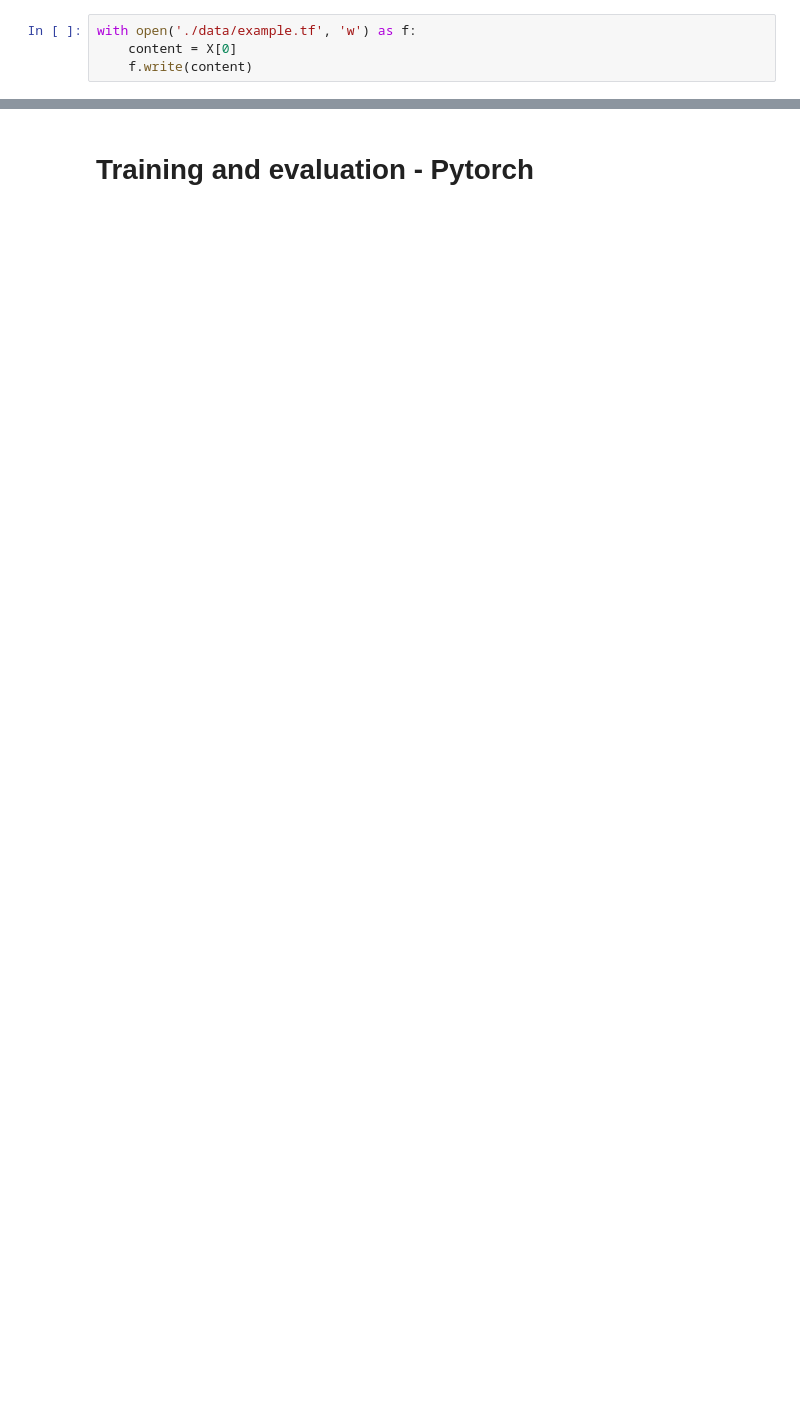
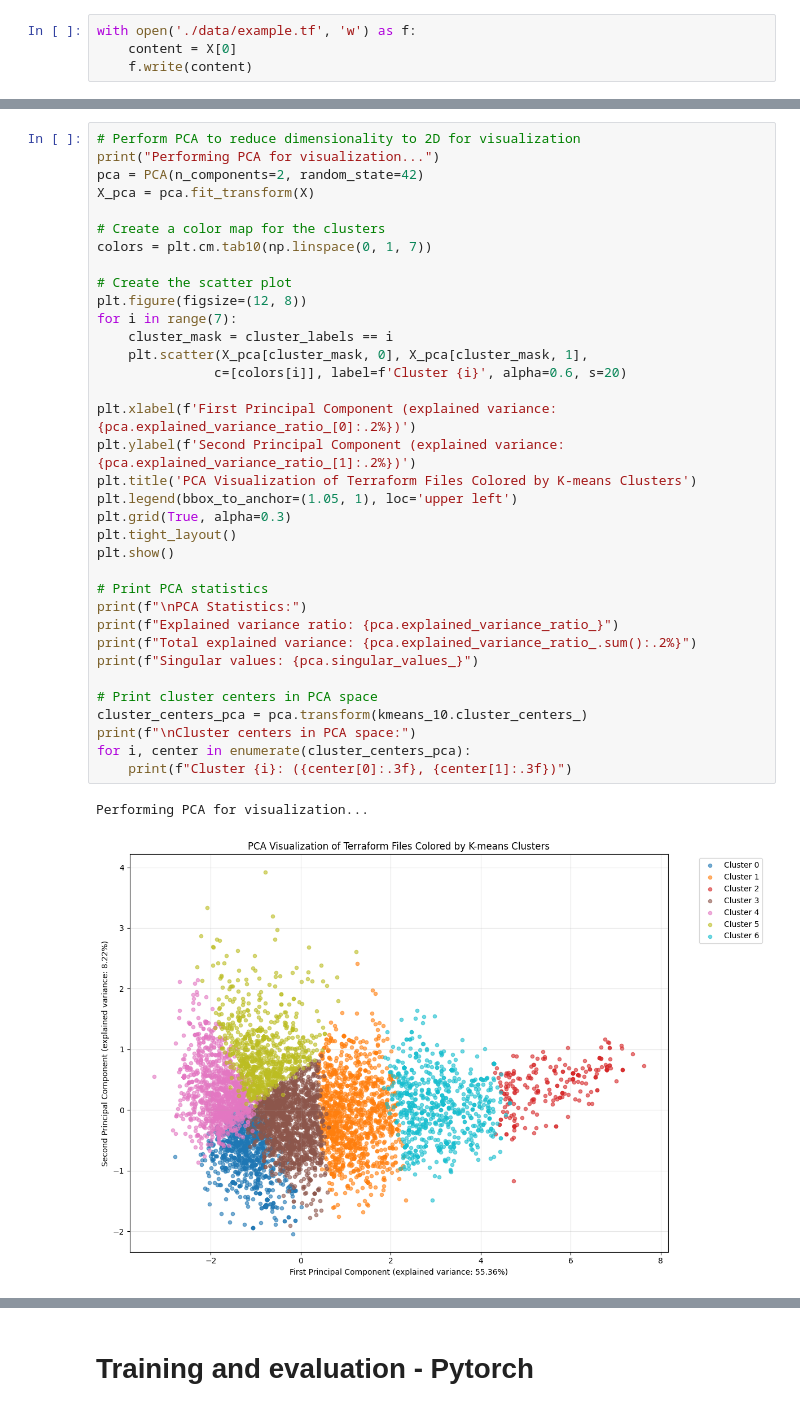
Before and after one commit to Adirser/misconfig_detection, a Jupyter notebook: data_analysis.ipynb, the cells around one changed output, grey strips where cells are left out. Drawn from its saved outputs; the diff is of its cells as text; blank space fills up the shorter version.

```diff
--- a/data_analysis.ipynb
+++ b/data_analysis.ipynb
@@ -274,0 +832,38 @@ Number of positive labels: 24382.0
+# %%
+# Perform PCA to reduce dimensionality to 2D for visualization
+print("Performing PCA for visualization...")
+pca = PCA(n_components=2, random_state=42)
+X_pca = pca.fit_transform(X)
+
+# Create a color map for the clusters
+colors = plt.cm.tab10(np.linspace(0, 1, 7))
+
+# Create the scatter plot
+plt.figure(figsize=(12, 8))
+for i in range(7):
+    cluster_mask = cluster_labels == i
+    plt.scatter(X_pca[cluster_mask, 0], X_pca[cluster_mask, 1],
+               c=[colors[i]], label=f'Cluster {i}', alpha=0.6, s=20)
+
+plt.xlabel(f'First Principal Component (explained variance: {pca.explained_variance_ratio_[0]:.2%})')
+plt.ylabel(f'Second Principal Component (explained variance: {pca.explained_variance_ratio_[1]:.2%})')
+plt.title('PCA Visualization of Terraform Files Colored by K-means Clusters')
+plt.legend(bbox_to_anchor=(1.05, 1), loc='upper left')
+plt.grid(True, alpha=0.3)
+plt.tight_layout()
+plt.show()
+
+# Print PCA statistics
+print(f"\nPCA Statistics:")
+print(f"Explained variance ratio: {pca.explained_variance_ratio_}")
+print(f"Total explained variance: {pca.explained_variance_ratio_.sum():.2%}")
+print(f"Singular values: {pca.singular_values_}")
+
+# Print cluster centers in PCA space
+cluster_centers_pca = pca.transform(kmeans_10.cluster_centers_)
+print(f"\nCluster centers in PCA space:")
+for i, center in enumerate(cluster_centers_pca):
+    print(f"Cluster {i}: ({center[0]:.3f}, {center[1]:.3f})")
+# %% [output]
+Performing PCA for visualization...
+[figure, added]
```
Also changed, not shown: parts of 77 cells of this notebook, 57 other files.
